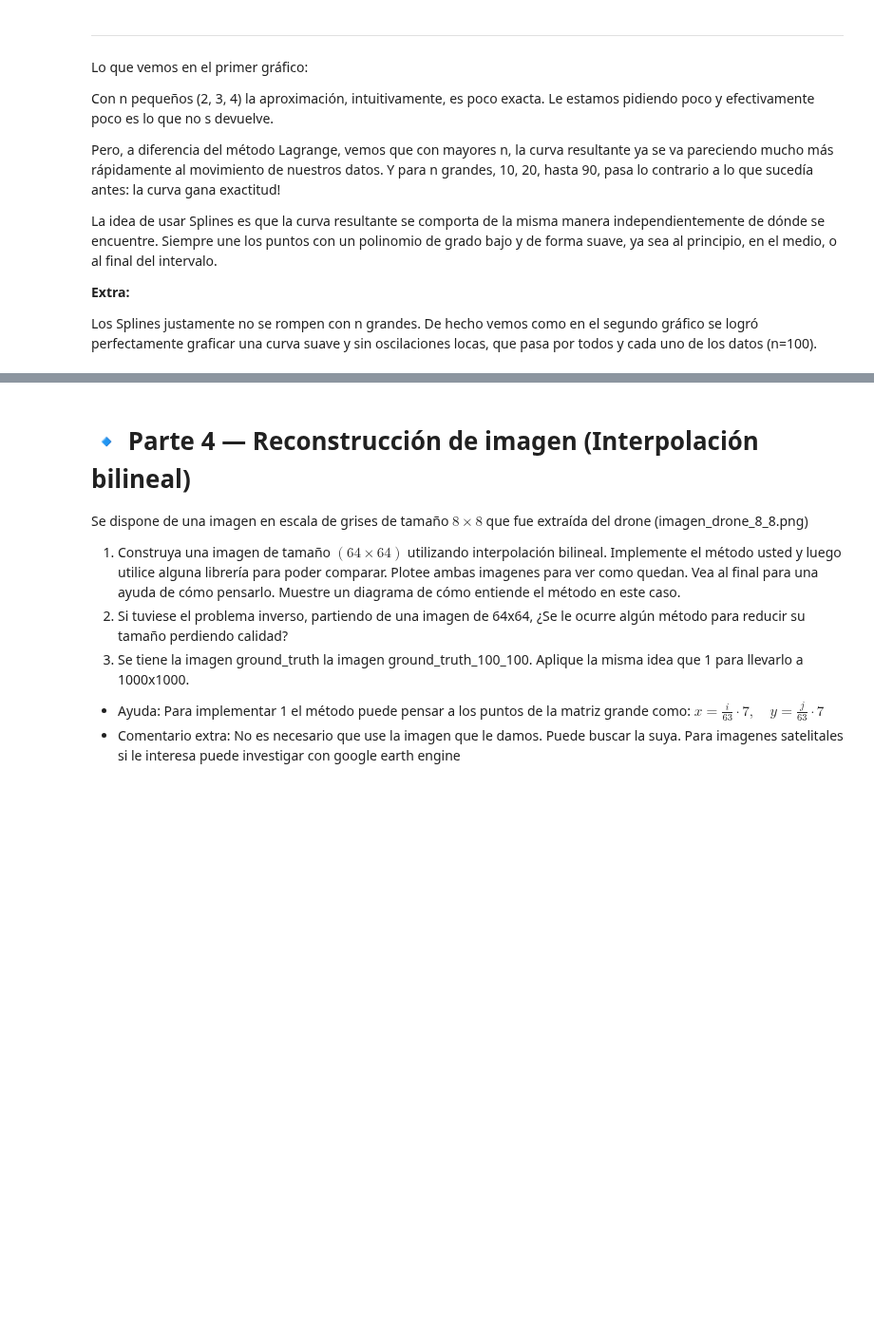
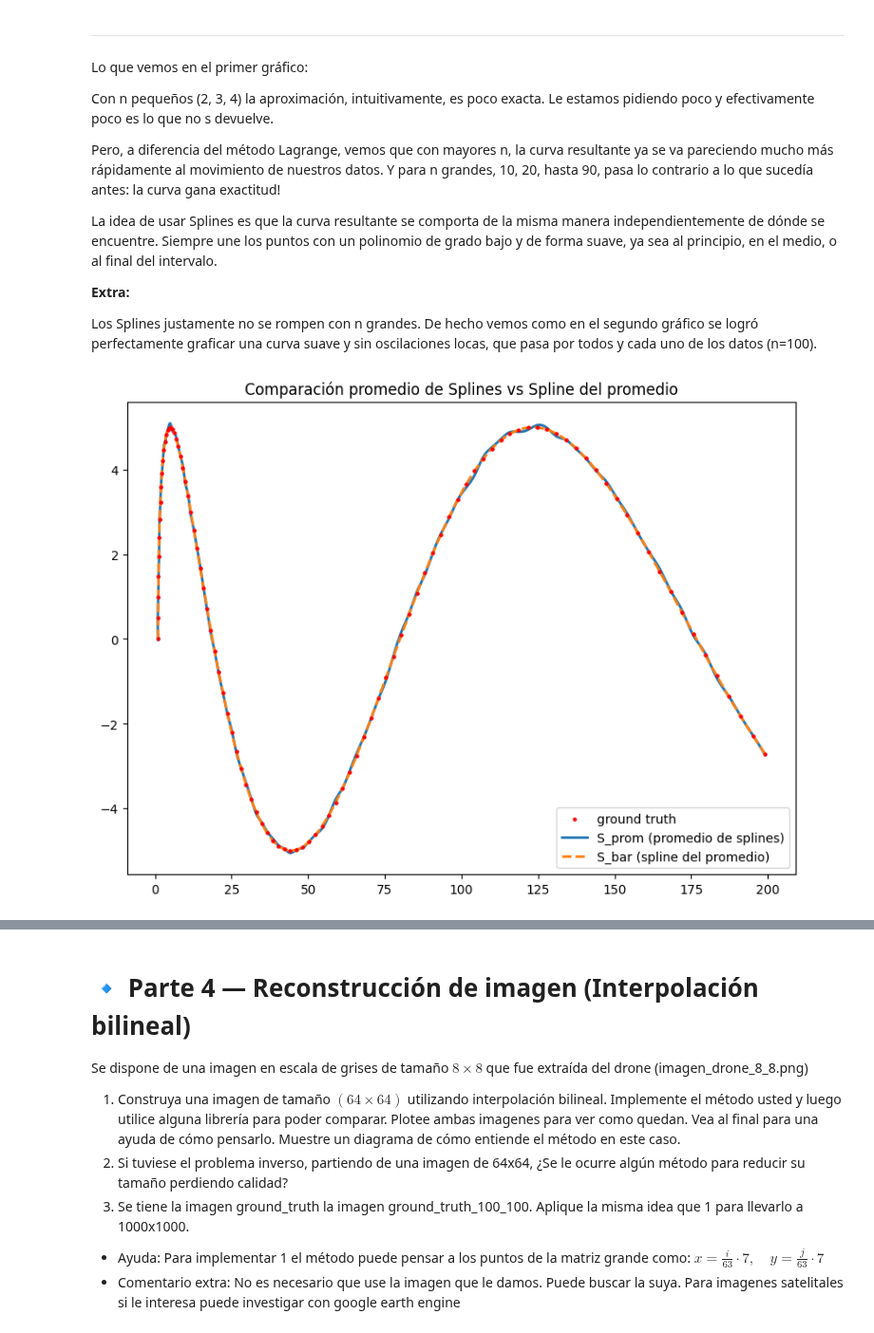
Before and after one commit to FedeMoroni/Tp-Metodos-1, a Jupyter notebook: TP1_metodos.ipynb, the cells around one changed output, grey strips where cells are left out. Shown at 95% size. Saved outputs shown, nothing was run; the diff lists cells and outputs as text; code cells hidden in the pictures; blank space fills up the shorter version.

```diff
--- a/TP1_metodos.ipynb
+++ b/TP1_metodos.ipynb
@@ -792,3 +794,46 @@ La idea de usar Splines es que la curva resultante se comporta de la misma maner
 **Extra:**
 
 Los Splines justamente no se rompen con n grandes. De hecho vemos como en el segundo gráfico se logró perfectamente graficar una curva suave y sin oscilaciones locas, que pasa por todos y cada uno de los datos (n=100).
+# %%
+from scipy.interpolate import CubicSpline
+import numpy as np
+
+N = 50          # realizaciones
+sigma = 0.3    # intensidad del ruido (vamos a usar ruido Gaussiano)
+
+t_fine = np.linspace(t.min(), t.max(), 500)
+splines_x = np.zeros((N, len(t_fine)))
+splines_y = np.zeros((N, len(t_fine)))
+
+for k in range(N):
+    noise_x = np.random.normal(0, sigma, size=len(x))
+    noise_y = np.random.normal(0, sigma, size=len(y))
+
+    x_noisy = x + noise_x
+    y_noisy = y + noise_y
+
+    splines_x[k] = CubicSpline(t, x_noisy)(t_fine)
+    splines_y[k] = CubicSpline(t, y_noisy)(t_fine)
+
+# S_prom: promedio de las Splines
+S_prom_x = splines_x.mean(axis=0)
+S_prom_y = splines_y.mean(axis=0)
+
+# S_bar: spline del promedio de la data
+x_bar = x  # promedio de (x + noise) la esperanza de noise es cero (x sin noise es exactamente x)
+y_bar = y
+S_bar_x = CubicSpline(t, x_bar)(t_fine)
+S_bar_y = CubicSpline(t, y_bar)(t_fine)
+
+fig, ax = plt.subplots(figsize=(8, 6))
+
+ax.scatter(x, y, color="red", s=5, zorder=5, label="ground truth")
+ax.plot(S_prom_x, S_prom_y, label="S_prom (promedio de splines)", linewidth=2)
+ax.plot(S_bar_x, S_bar_y, label="S_bar (spline del promedio)", linewidth=2, linestyle="--")
+
+ax.legend()
+ax.set_title("Comparación promedio de Splines vs Spline del promedio")
+plt.tight_layout()
+plt.show()
+# %% [output]
+[figure, added]
```
Also changed, not shown: parts of 3 cells of this notebook.
